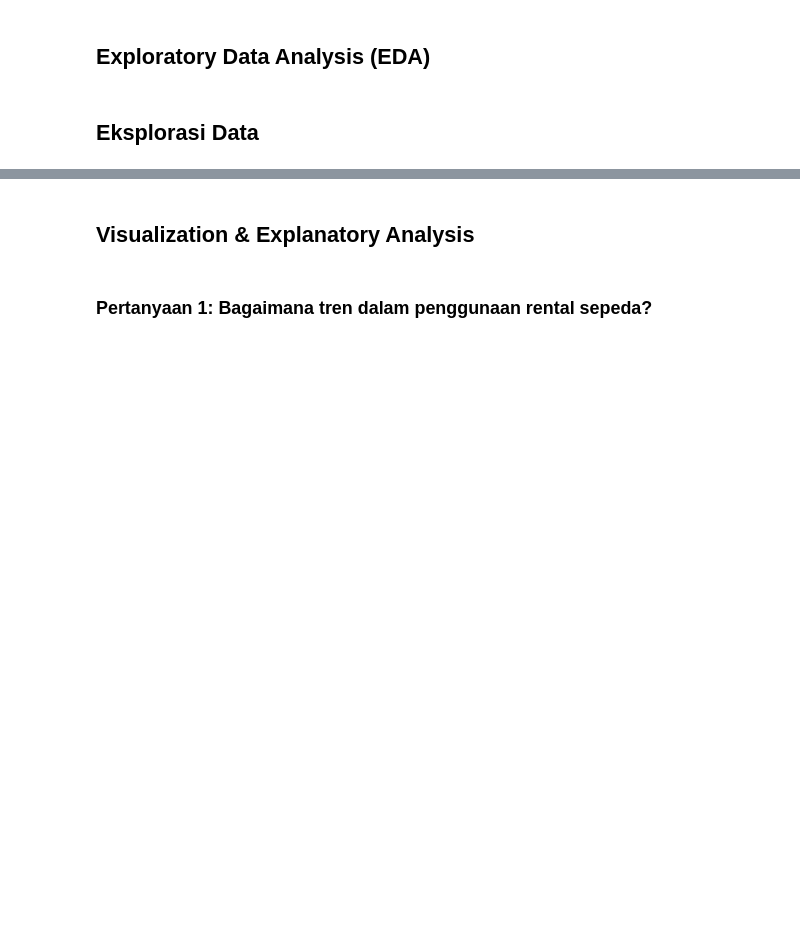
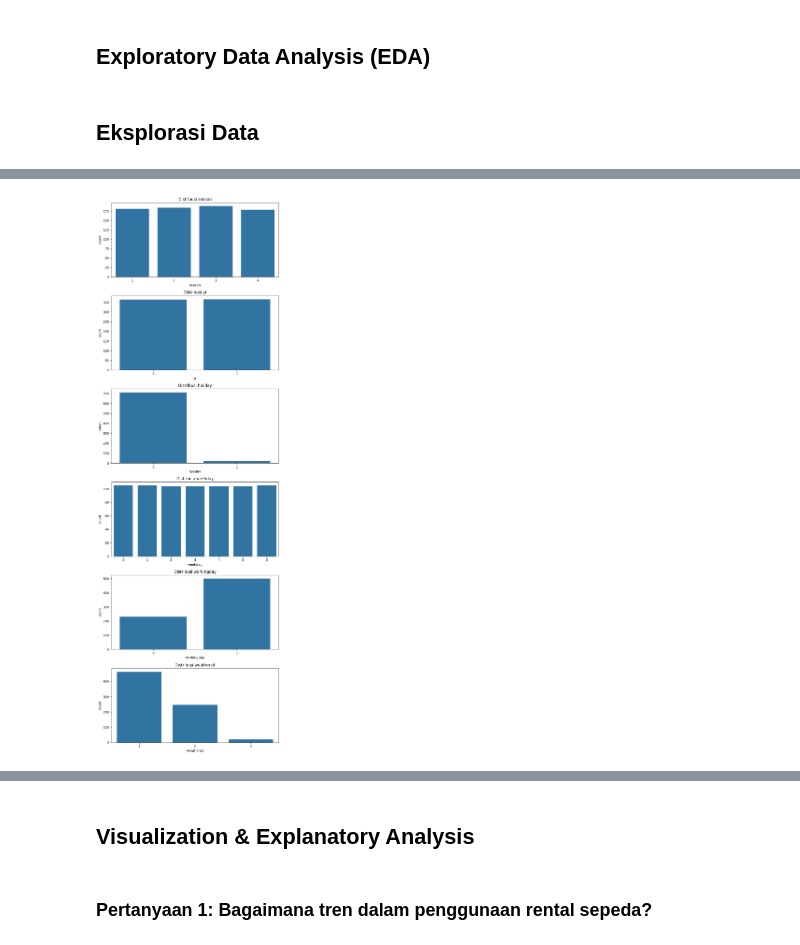
Before and after one commit to Nandels/Bike-Sharing-Dataset-Analysis-Python, a Jupyter notebook: notebook.ipynb, the cells around one changed output, grey strips where cells are left out. Drawn from its saved outputs; the diff is of its cells as text; code cells hidden in the pictures; blank space fills up the shorter version.

```diff
--- a/notebook.ipynb
+++ b/notebook.ipynb
@@ -112,0 +237,12 @@ Berdasarkan rangkuman paramater statistik diatas kita memperoleh informasi datas
+# %%
+# Visualisasi distribusi variabel kategorikal
+categorical_cols = ['season', 'yr', 'holiday', 'weekday', 'workingday', 'weathersit']
+
+fig, axes = plt.subplots(nrows=len(categorical_cols), figsize=(8, 4 * len(categorical_cols)))
+for i, col in enumerate(categorical_cols):
+    sns.countplot(x=col, data=day_df, ax=axes[i])
+    axes[i].set_title(f'Distribusi {col}')
+plt.tight_layout()
+plt.show()
+# %% [output]
+[figure, added]
```
Also changed, not shown: parts of 37 cells of this notebook, 3 other files.
